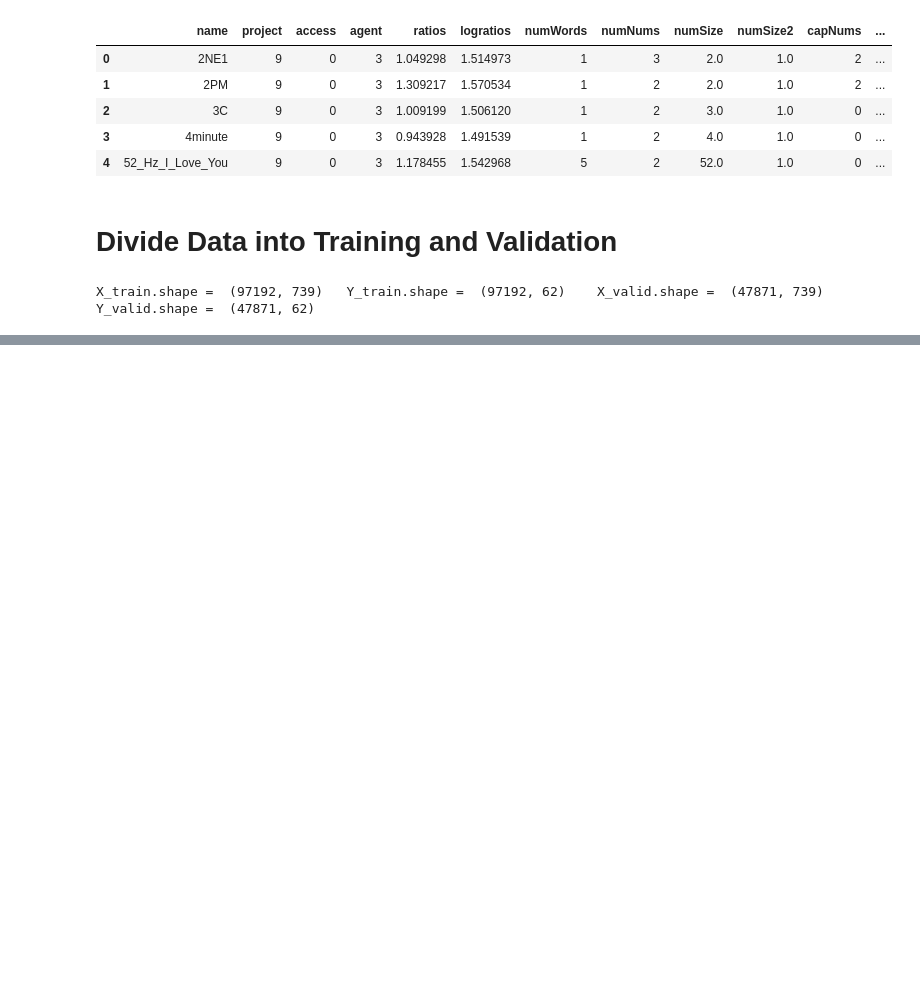
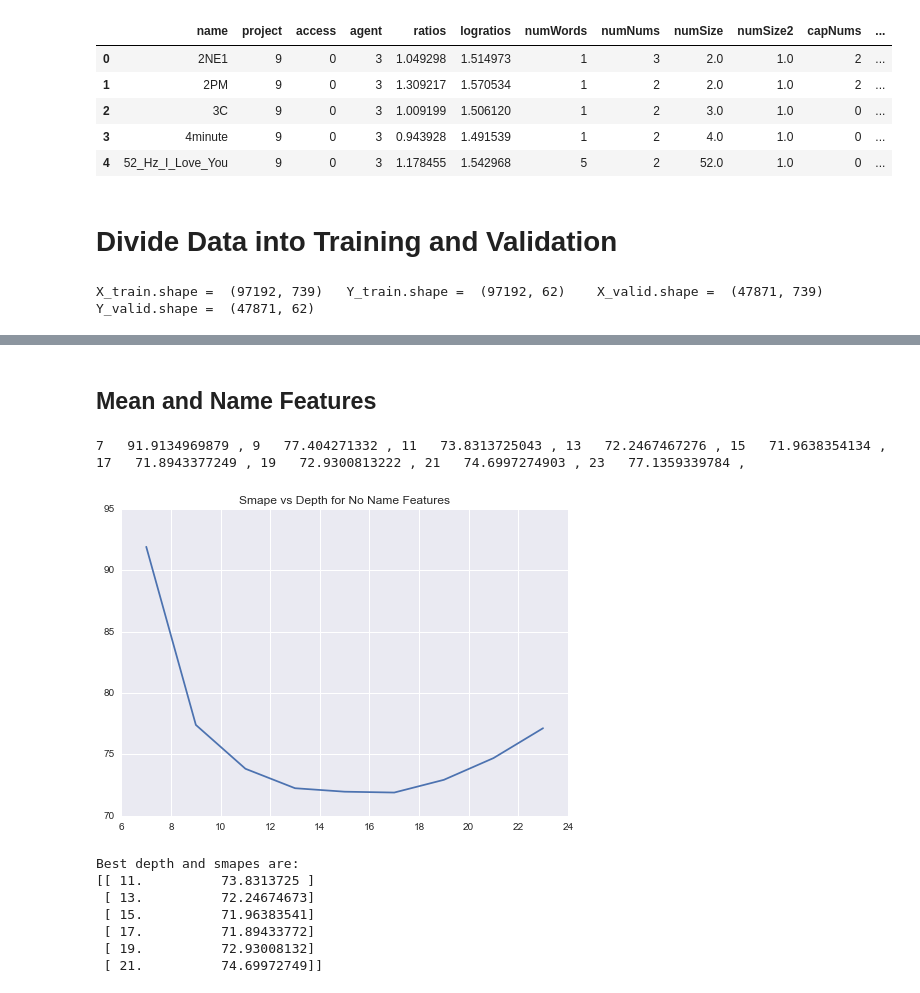
Before and after one commit to MatthewMcGonagle/KaggleWikiTraffic, a Jupyter notebook: FinalReport.ipynb, the cells around one changed output, grey strips where cells are left out. Cells and saved outputs as stored; diff of their text form; code cells hidden in the pictures; blank space fills up the shorter version.

```diff
--- a/FinalReport.ipynb
+++ b/FinalReport.ipynb
@@ -468,0 +550,41 @@ X_train.shape =  (97192, 739)   Y_train.shape =  (97192, 62)    X_valid.shape =
+# %% [markdown]
+## Mean and Name Features
+# %%
+# Simply use the time series mean and the name features.
+
+timeTransformer = Pipeline([ ('dropNames', FunctionTransformer(lambda X : X[:, nName:])),
+                             ('mean', FunctionTransformer(lambda X : X.mean(axis = 1, keepdims = True))) ])
+nameTransformer = FunctionTransformer(lambda X : X[:, :nName])
+dataTransformer = FeatureUnion([ ('name', nameTransformer),
+                                 ('time', timeTransformer) ])
+
+model = Pipeline([ ('data', dataTransformer),
+                   ('tree', DecisionTreeRegressor(max_depth = 10)) ])
+
+search = np.arange(7, 25, 2)
+
+smapes = np.empty(0)
+for depth in search:
+    model.set_params(tree__max_depth = depth)
+    model.fit(X_train, Y_train)
+    Y_predict = model.predict(X_valid)
+    newsmape = smape(epsilon + Y_predict, Y_valid)
+    smapes = np.append(smapes, newsmape)
+    print(depth, ' ', newsmape, ', ', end = '')
+
+plt.plot(search, smapes)
+plt.title('Smape vs Depth for No Name Features')
+plt.show()
+
+print('Best depth and smapes are:')
+print(np.vstack((search, smapes)).T [smapes < 75])
+# %% [output]
+7   91.9134969879 , 9   77.404271332 , 11   73.8313725043 , 13   72.2467467276 , 15   71.9638354134 , 17   71.8943377249 , 19   72.9300813222 , 21   74.6997274903 , 23   77.1359339784 ,
+[figure, added]
+Best depth and smapes are:
+[[ 11.          73.8313725 ]
+ [ 13.          72.24674673]
+ [ 15.          71.96383541]
+ [ 17.          71.89433772]
+ [ 19.          72.93008132]
+ [ 21.          74.69972749]]
```
Also changed, not shown: parts of 7 cells of this notebook.
